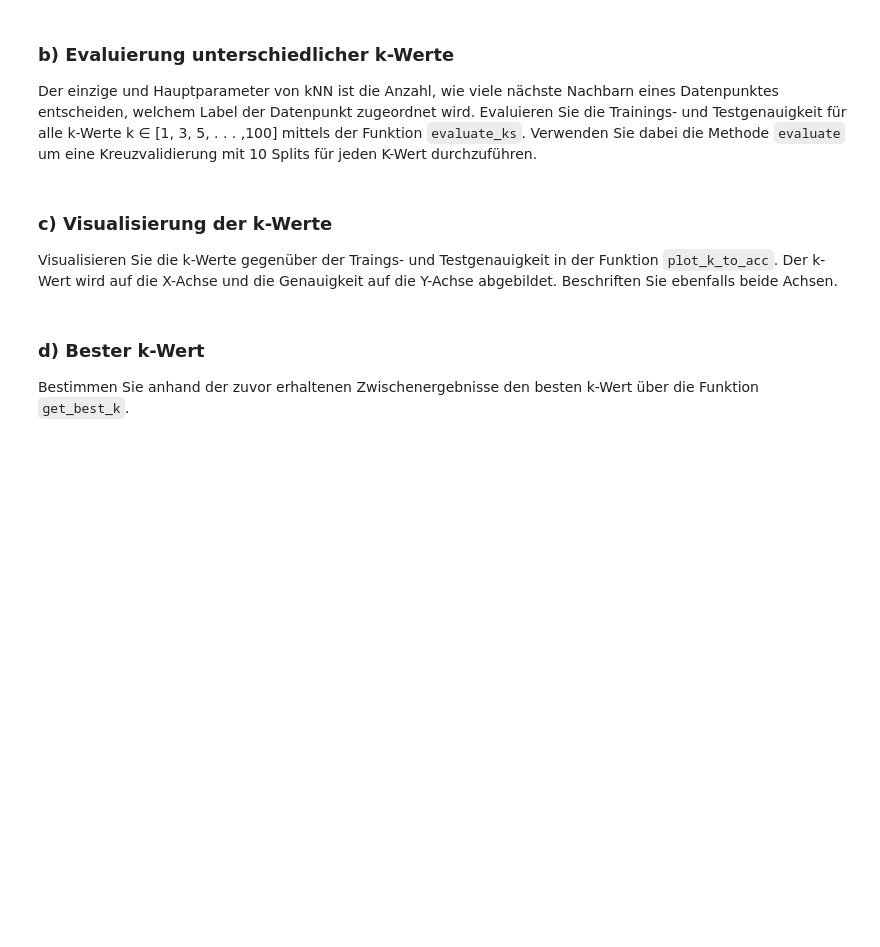
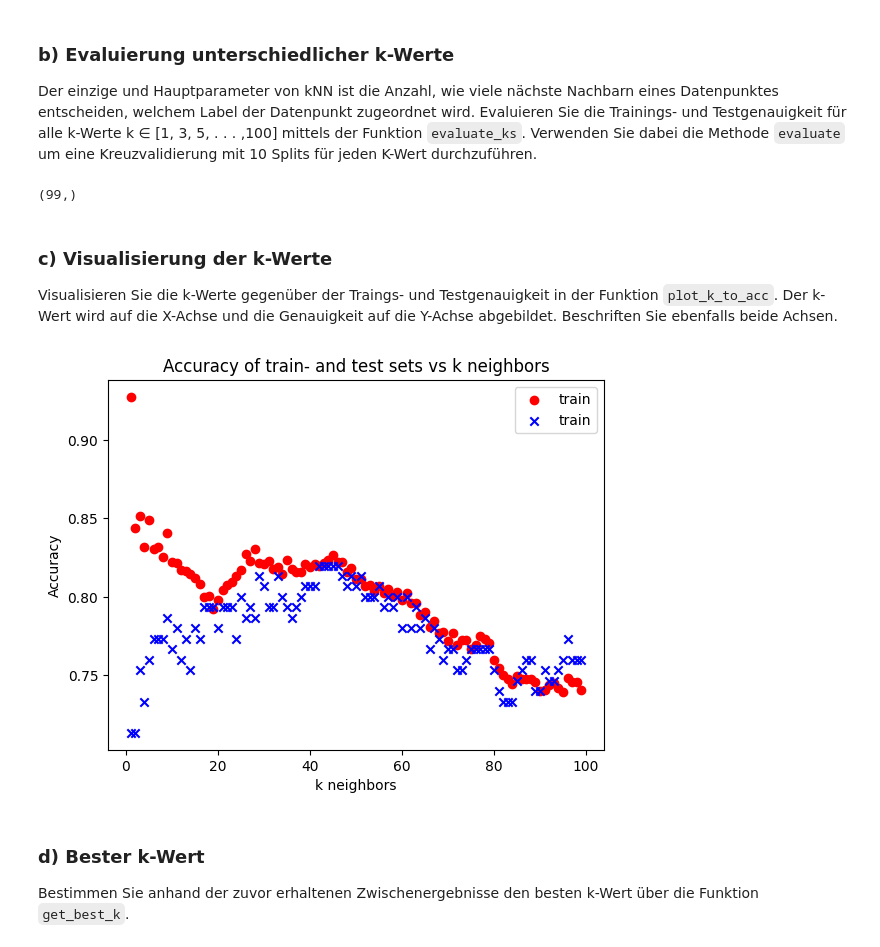
Before and after one commit to dissgod99/Data-Mining-and-Machine-Learning-SS23, a Jupyter notebook: H2_CrossValidation_kNN/02_Vorlage.ipynb, the cells around one changed output. Saved outputs shown, nothing was run; the diff lists cells and outputs as text; code cells hidden in the pictures; blank space fills up the shorter version.

Commit message:
Plot the accuracy of train and test sets w.r.t k neighbors

```diff
--- a/H2_CrossValidation_kNN/02_Vorlage.ipynb
+++ b/H2_CrossValidation_kNN/02_Vorlage.ipynb
@@ -402,11 +402,18 @@ def evaluate_ks(
     ks: range, X: np.ndarray, y: np.ndarray
 ) -> tuple[np.ndarray, np.ndarray]:
     """Bewertet jeden k-Wert des ks-Arrays und gibt deren jeweilige Trainings- und Testgenauigkeit zurück."""
-    raise NotImplementedError
+    acc_train =np.array([evaluate(k, X, y)[0] for k  in ks])
+    acc_test =np.array([evaluate(k, X, y)[1] for k  in ks])
+
+    return acc_train, acc_test
 # %%
 # Auswertung der Trainings und Testgenauigkeit fuer verschiedne K-Werte
 ks = range(1, 100, 1)
 acc_train, acc_test = evaluate_ks(ks, X, y)
+# %%
+acc_train.shape
+# %% [output]
+(99,)
 # %% [markdown]
 ### c) Visualisierung der k-Werte
 Visualisieren Sie die k-Werte gegenüber der Traings- und Testgenauigkeit in der Funktion `plot_k_to_acc`. Der
@@ -415,10 +422,19 @@ Achsen.
 # %%
 def plot_k_to_acc(ks: range, acc_train: np.ndarray, acc_test: np.ndarray) -> None:
     """Plottet die k-Werte in Relation zu ihrer jeweiligen Trainings- und
     Testgenauigkeit."""
-    raise NotImplementedError
-
+    #raise NotImplementedError
+    plt.figure()
+    plt.scatter(ks, acc_train, c="r", marker="o", label="train")
+    plt.scatter(ks, acc_test, c="b", marker="x", label="train")
+    plt.xlabel("k neighbors")
+    plt.ylabel("Accuracy")
+    plt.legend()
+    plt.title("Accuracy of train- and test sets vs k neighbors")
+    plt.show()
 plot_k_to_acc(ks, acc_train, acc_test)
+# %% [output]
+[figure, added]
 # %% [markdown]
 ### d) Bester k-Wert
 Bestimmen Sie anhand der zuvor erhaltenen Zwischenergebnisse den besten k-Wert über die Funktion
```
